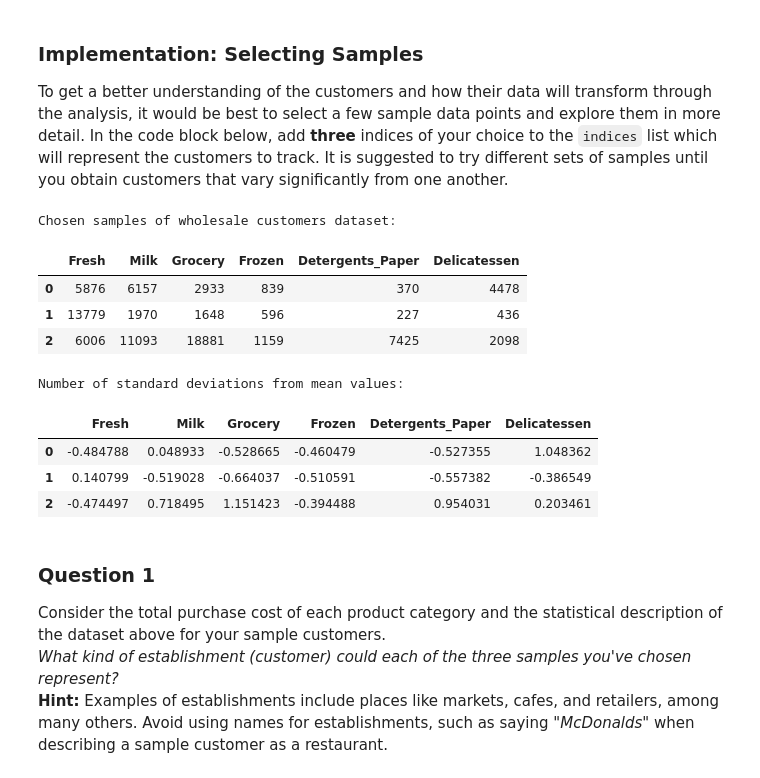
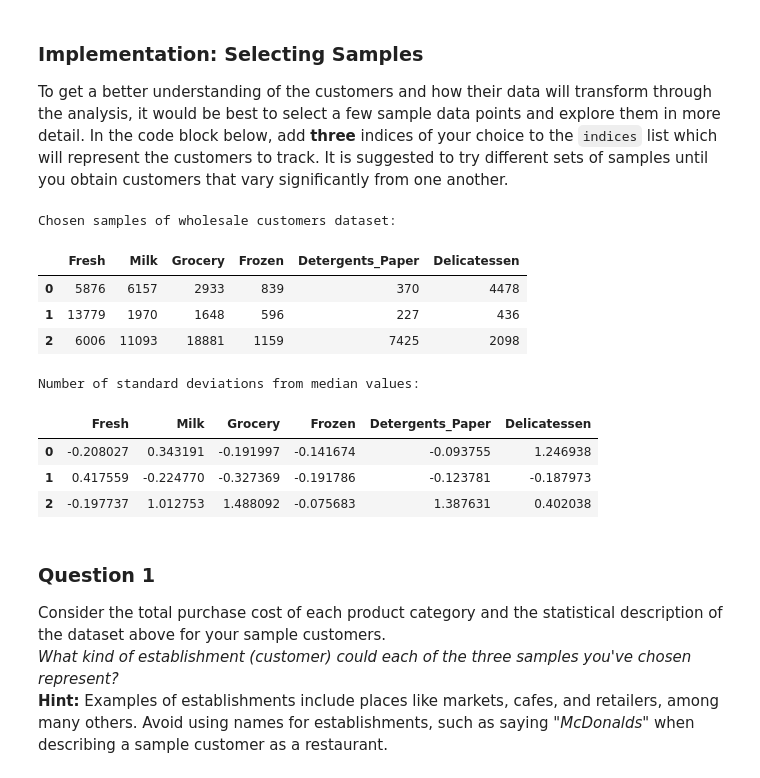
Before and after one commit to elarsen21/MLND, a Jupyter notebook: customer_segments.ipynb, the cells around one changed output. Drawn from its saved outputs; the diff is of its cells as text; code cells hidden in the pictures.

```diff
--- a/customer_segments.ipynb
+++ b/customer_segments.ipynb
@@ -61,26 +61,26 @@ To get a better understanding of the customers and how their data will transform
 # %%
 # TODO: Select three indices of your choice you wish to sample from the dataset
 indices = [17,58,9]
 
 # Create a DataFrame of the chosen samples
 samples = pd.DataFrame(data.loc[indices], columns = data.keys()).reset_index(drop = True)
 print "Chosen samples of wholesale customers dataset:"
 display(samples)
 
-samples = pd.DataFrame((samples-data.mean())/data.std(ddof=0), columns = data.keys()).reset_index(drop = True)
-print "Number of standard deviations from mean values:"
+samples = pd.DataFrame((samples - data.median()) / data.std(ddof=0), columns = data.keys()).reset_index(drop = True)
+print "Number of standard deviations from median values:"
 display(samples)
 # %% [output]
 Chosen samples of wholesale customers dataset:
 |  | Fresh | Milk | Grocery | Frozen | Detergents_Paper | Delicatessen |
 | 0 | 5876 | 6157 | 2933 | 839 | 370 | 4478 |
 | 1 | 13779 | 1970 | 1648 | 596 | 227 | 436 |
 | 2 | 6006 | 11093 | 18881 | 1159 | 7425 | 2098 |
-Number of standard deviations from mean values:
+Number of standard deviations from median values:
 |  | Fresh | Milk | Grocery | Frozen | Detergents_Paper | Delicatessen |
-| 0 | -0.484788 | 0.048933 | -0.528665 | -0.460479 | -0.527355 | 1.048362 |
-| 1 | 0.140799 | -0.519028 | -0.664037 | -0.510591 | -0.557382 | -0.386549 |
-| 2 | -0.474497 | 0.718495 | 1.151423 | -0.394488 | 0.954031 | 0.203461 |
+| 0 | -0.208027 | 0.343191 | -0.191997 | -0.141674 | -0.093755 | 1.246938 |
+| 1 | 0.417559 | -0.224770 | -0.327369 | -0.191786 | -0.123781 | -0.187973 |
+| 2 | -0.197737 | 1.012753 | 1.488092 | -0.075683 | 1.387631 | 0.402038 |
 # %% [markdown]
 ### Question 1
 Consider the total purchase cost of each product category and the statistical description of the dataset above for your sample customers.
```
Also changed, not shown: parts of 21 cells of this notebook, 1 other file.
